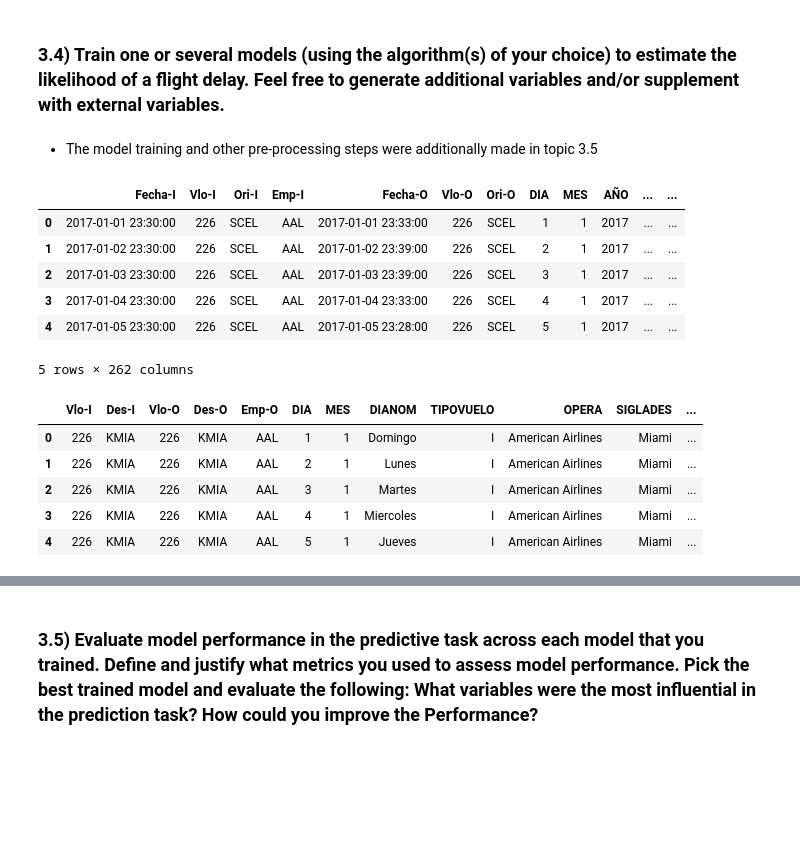
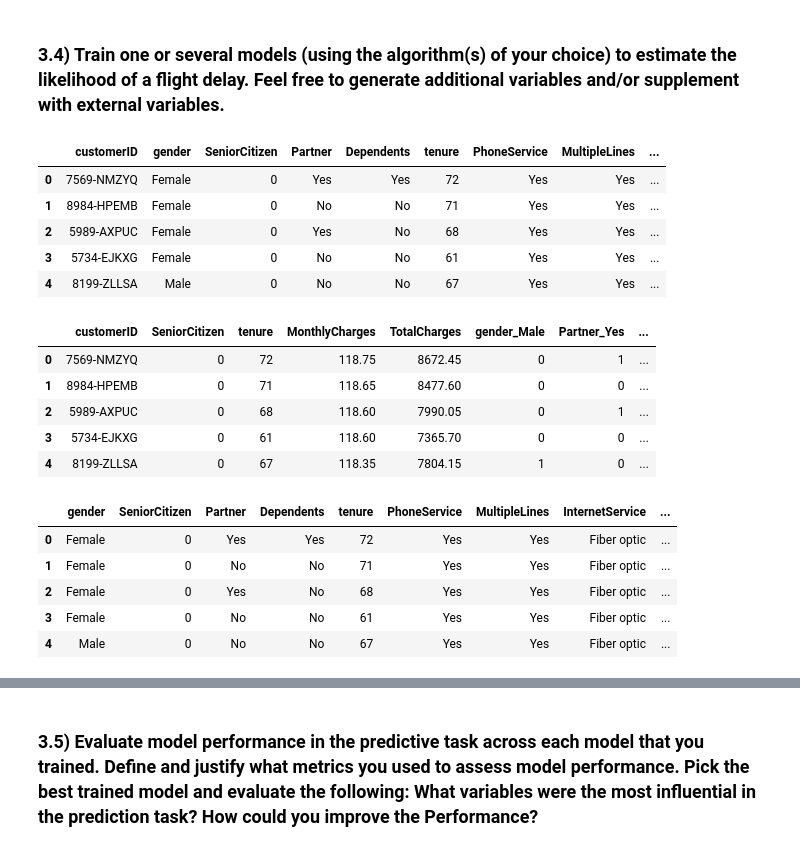
Before and after one commit to jekasores/a3data_ds_challenge, a Jupyter notebook: solution.ipynb, the cells around one changed output, grey strips where cells are left out. Saved outputs shown, nothing was run; the diff lists cells and outputs as text; code cells hidden in the pictures; blank space fills up the shorter version.

Commit message:
Preprocessing the data for the classification model

```diff
--- a/solution.ipynb
+++ b/solution.ipynb
@@ -32,6 +32,8 @@ from sklearn.ensemble import RandomForestClassifier
 from sklearn.linear_model import LogisticRegression
 from sklearn.naive_bayes import GaussianNB
 from sklearn.tree import DecisionTreeClassifier
+# %%
+pd.set_option('display.max_columns', None)
 # %% [markdown]
 ## 2) Read dataset <a class="anchor" id="read-dataset"></a>
 # %%
@@ -425,30 +311,36 @@ for feature in categorical_features:
 ... (4 outputs left out)
 # %% [markdown]
 ### 3.4) Train one or several models (using the algorithm(s) of your choice) to estimate the likelihood of a flight delay. Feel free to generate additional variables and/or supplement with external variables. <a class="anchor" id="question4"></a>
-# %% [markdown]
-- The model training and other pre-processing steps were additionally made in topic 3.5
+# %%
+df.head()
+# %% [output]
+|  | customerID | gender | SeniorCitizen | Partner | Dependents | tenure | PhoneService | MultipleLines | ... |
+| 0 | 7569-NMZYQ | Female | 0 | Yes | Yes | 72 | Yes | Yes | ... |
+| 1 | 8984-HPEMB | Female | 0 | No | No | 71 | Yes | Yes | ... |
+| 2 | 5989-AXPUC | Female | 0 | Yes | No | 68 | Yes | Yes | ... |
+| 3 | 5734-EJKXG | Female | 0 | No | No | 61 | Yes | Yes | ... |
+| 4 | 8199-ZLLSA | Male | 0 | No | No | 67 | Yes | Yes | ... |
 # %%
 # Dummy code the categorical column
-features_to_dummy = ['Des-I', 'Des-O', 'Emp-O', 'DIANOM', 'TIPOVUELO', 'OPERA', 'SIGLADES', 'period_day']
+features_to_dummy = ['gender', 'Partner', 'Dependents', 'PhoneService', 'MultipleLines', 'InternetService', 'OnlineSecurity', 'OnlineBackup','DeviceProtection', 'TechSupport', 'StreamingTV', 'StreamingMovies', 'Contract', 'PaperlessBilling', 'PaymentMethod', 'Churn']
 
 # Dummy code the 'Category' column
 df_dummies = pd.get_dummies(df, columns=features_to_dummy, drop_first=True, dtype=int)
 
 df_dummies.head()
 # %% [output]
-|  | Fecha-I | Vlo-I | Ori-I | Emp-I | Fecha-O | Vlo-O | Ori-O | DIA | MES | AÑO | ... | ... |
-| 0 | 2017-01-01 23:30:00 | 226 | SCEL | AAL | 2017-01-01 23:33:00 | 226 | SCEL | 1 | 1 | 2017 | ... | ... |
-| 1 | 2017-01-02 23:30:00 | 226 | SCEL | AAL | 2017-01-02 23:39:00 | 226 | SCEL | 2 | 1 | 2017 | ... | ... |
-| 2 | 2017-01-03 23:30:00 | 226 | SCEL | AAL | 2017-01-03 23:39:00 | 226 | SCEL | 3 | 1 | 2017 | ... | ... |
-| 3 | 2017-01-04 23:30:00 | 226 | SCEL | AAL | 2017-01-04 23:33:00 | 226 | SCEL | 4 | 1 | 2017 | ... | ... |
-| 4 | 2017-01-05 23:30:00 | 226 | SCEL | AAL | 2017-01-05 23:28:00 | 226 | SCEL | 5 | 1 | 2017 | ... | ... |
+|  | customerID | SeniorCitizen | tenure | MonthlyCharges | TotalCharges | gender_Male | Partner_Yes | ... |
+| 0 | 7569-NMZYQ | 0 | 72 | 118.75 | 8672.45 | 0 | 1 | ... |
+| 1 | 8984-HPEMB | 0 | 71 | 118.65 | 8477.60 | 0 | 0 | ... |
+| 2 | 5989-AXPUC | 0 | 68 | 118.60 | 7990.05 | 0 | 1 | ... |
+| 3 | 5734-EJKXG | 0 | 61 | 118.60 | 7365.70 | 0 | 0 | ... |
+| 4 | 8199-ZLLSA | 0 | 67 | 118.35 | 7804.15 | 1 | 0 | ... |
-5 rows × 262 columns
-# %%
-df.drop(columns= ['AÑO', 'SIGLAORI', 'Ori-O', 'Ori-I', 'Emp-I', 'Fecha-O', 'Fecha-I', 'delay_15']).head()
-# %% [output]
-|  | Vlo-I | Des-I | Vlo-O | Des-O | Emp-O | DIA | MES | DIANOM | TIPOVUELO | OPERA | SIGLADES | ... |
-| 0 | 226 | KMIA | 226 | KMIA | AAL | 1 | 1 | Domingo | I | American Airlines | Miami | ... |
-| 1 | 226 | KMIA | 226 | KMIA | AAL | 2 | 1 | Lunes | I | American Airlines | Miami | ... |
-| 2 | 226 | KMIA | 226 | KMIA | AAL | 3 | 1 | Martes | I | American Airlines | Miami | ... |
-| 3 | 226 | KMIA | 226 | KMIA | AAL | 4 | 1 | Miercoles | I | American Airlines | Miami | ... |
-| 4 | 226 | KMIA | 226 | KMIA | AAL | 5 | 1 | Jueves | I | American Airlines | Miami | ... |
+# %%
+df.drop(columns= ['customerID']).head()
+# %% [output]
+|  | gender | SeniorCitizen | Partner | Dependents | tenure | PhoneService | MultipleLines | InternetService | ... |
+| 0 | Female | 0 | Yes | Yes | 72 | Yes | Yes | Fiber optic | ... |
+| 1 | Female | 0 | No | No | 71 | Yes | Yes | Fiber optic | ... |
+| 2 | Female | 0 | Yes | No | 68 | Yes | Yes | Fiber optic | ... |
+| 3 | Female | 0 | No | No | 61 | Yes | Yes | Fiber optic | ... |
+| 4 | Male | 0 | No | No | 67 | Yes | Yes | Fiber optic | ... |
```
Also changed, not shown: parts of 27 cells of this notebook.
